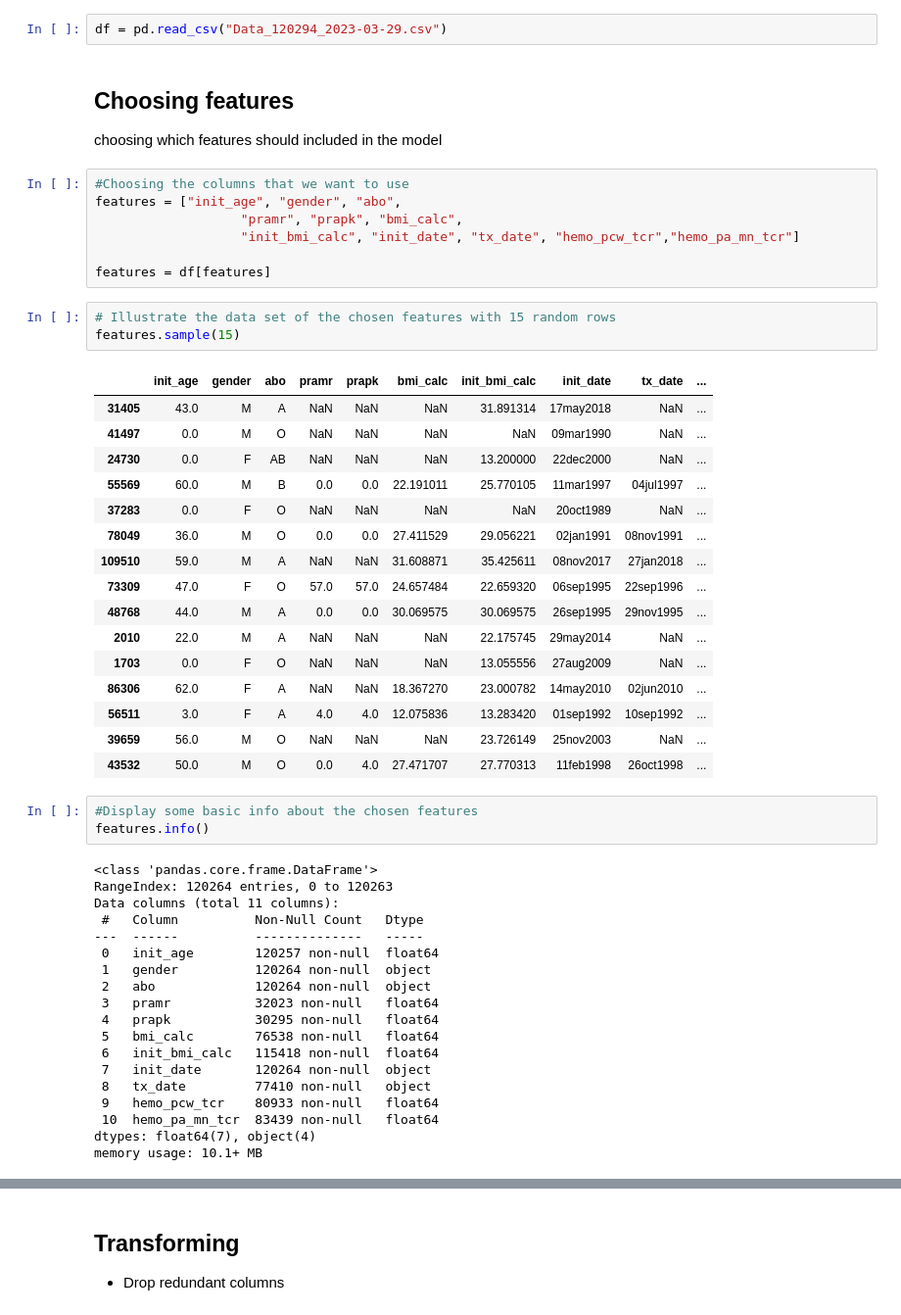
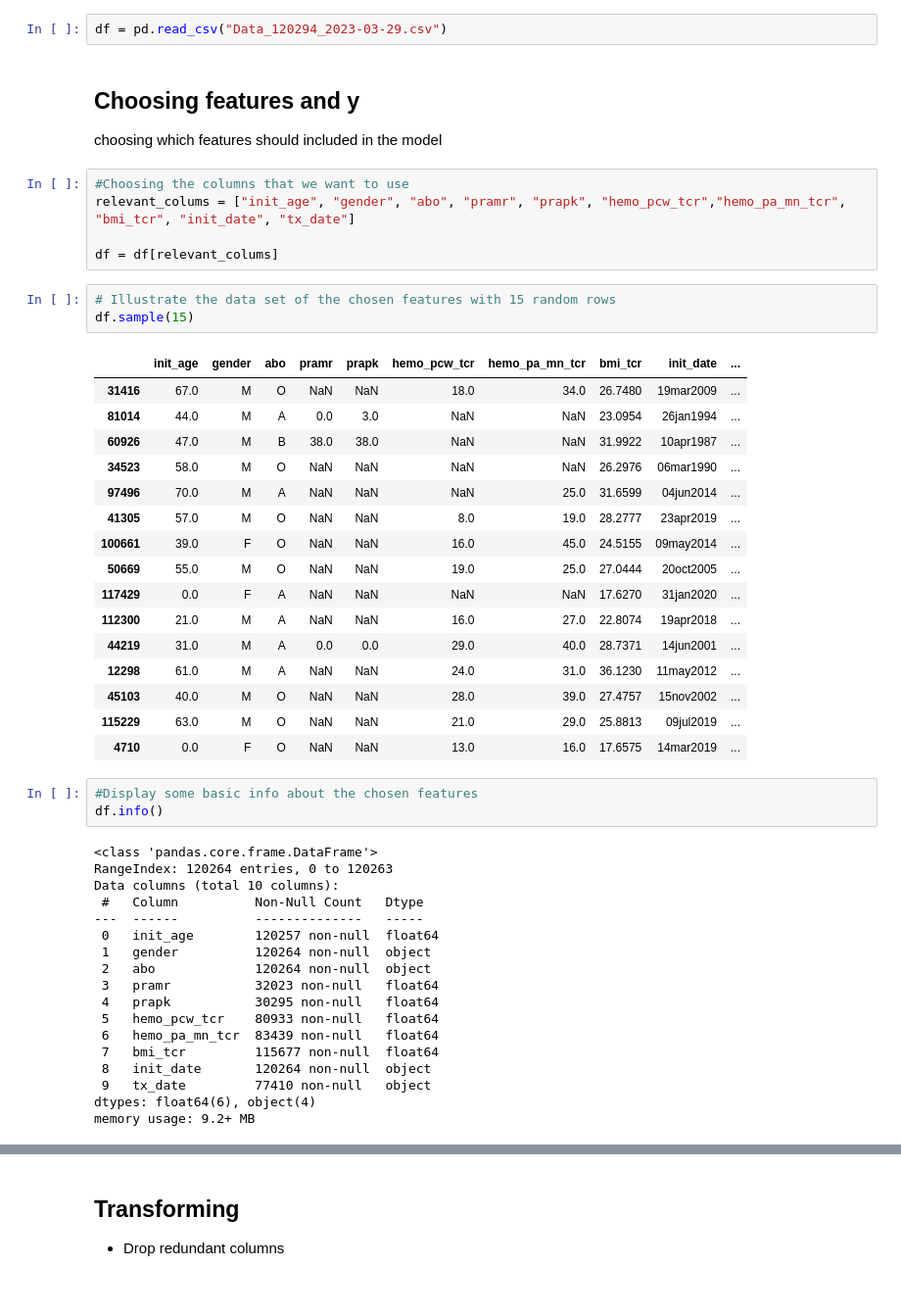
Before and after one commit to adicreson/time-to-heart-transplantation, a Jupyter notebook: data.ipynb, the cells around one changed output, grey strips where cells are left out. Shown: that part at 98% size. Cells and saved outputs as stored; diff of their text form.

```diff
--- a/data.ipynb
+++ b/data.ipynb
@@ -5,42 +5,40 @@ import seaborn as sns
 # %%
 df = pd.read_csv("Data_120294_2023-03-29.csv")
 # %% [markdown]
-## Choosing features
+## Choosing features and y
 choosing which features should included in the model
 # %%
 #Choosing the columns that we want to use
-features = ["init_age", "gender", "abo",
-                   "pramr", "prapk", "bmi_calc",
-                   "init_bmi_calc", "init_date", "tx_date", "hemo_pcw_tcr","hemo_pa_mn_tcr"]
+relevant_colums = ["init_age", "gender", "abo", "pramr", "prapk", "hemo_pcw_tcr","hemo_pa_mn_tcr", "bmi_tcr", "init_date", "tx_date"]
 
-features = df[features]
+df = df[relevant_colums]
 # %%
 # Illustrate the data set of the chosen features with 15 random rows
-features.sample(15)
+df.sample(15)
 # %% [output]
-|  | init_age | gender | abo | pramr | prapk | bmi_calc | init_bmi_calc | init_date | tx_date | ... |
-| 31405 | 43.0 | M | A | NaN | NaN | NaN | 31.891314 | 17may2018 | NaN | ... |
-| 41497 | 0.0 | M | O | NaN | NaN | NaN | NaN | 09mar1990 | NaN | ... |
-| 24730 | 0.0 | F | AB | NaN | NaN | NaN | 13.200000 | 22dec2000 | NaN | ... |
-| 55569 | 60.0 | M | B | 0.0 | 0.0 | 22.191011 | 25.770105 | 11mar1997 | 04jul1997 | ... |
-| 37283 | 0.0 | F | O | NaN | NaN | NaN | NaN | 20oct1989 | NaN | ... |
-| 78049 | 36.0 | M | O | 0.0 | 0.0 | 27.411529 | 29.056221 | 02jan1991 | 08nov1991 | ... |
-| 109510 | 59.0 | M | A | NaN | NaN | 31.608871 | 35.425611 | 08nov2017 | 27jan2018 | ... |
-| 73309 | 47.0 | F | O | 57.0 | 57.0 | 24.657484 | 22.659320 | 06sep1995 | 22sep1996 | ... |
-| 48768 | 44.0 | M | A | 0.0 | 0.0 | 30.069575 | 30.069575 | 26sep1995 | 29nov1995 | ... |
-| 2010 | 22.0 | M | A | NaN | NaN | NaN | 22.175745 | 29may2014 | NaN | ... |
-| 1703 | 0.0 | F | O | NaN | NaN | NaN | 13.055556 | 27aug2009 | NaN | ... |
-| 86306 | 62.0 | F | A | NaN | NaN | 18.367270 | 23.000782 | 14may2010 | 02jun2010 | ... |
-| 56511 | 3.0 | F | A | 4.0 | 4.0 | 12.075836 | 13.283420 | 01sep1992 | 10sep1992 | ... |
-| 39659 | 56.0 | M | O | NaN | NaN | NaN | 23.726149 | 25nov2003 | NaN | ... |
-| 43532 | 50.0 | M | O | 0.0 | 4.0 | 27.471707 | 27.770313 | 11feb1998 | 26oct1998 | ... |
+|  | init_age | gender | abo | pramr | prapk | hemo_pcw_tcr | hemo_pa_mn_tcr | bmi_tcr | init_date | ... |
+| 31416 | 67.0 | M | O | NaN | NaN | 18.0 | 34.0 | 26.7480 | 19mar2009 | ... |
+| 81014 | 44.0 | M | A | 0.0 | 3.0 | NaN | NaN | 23.0954 | 26jan1994 | ... |
+| 60926 | 47.0 | M | B | 38.0 | 38.0 | NaN | NaN | 31.9922 | 10apr1987 | ... |
+| 34523 | 58.0 | M | O | NaN | NaN | NaN | NaN | 26.2976 | 06mar1990 | ... |
+| 97496 | 70.0 | M | A | NaN | NaN | NaN | 25.0 | 31.6599 | 04jun2014 | ... |
+| 41305 | 57.0 | M | O | NaN | NaN | 8.0 | 19.0 | 28.2777 | 23apr2019 | ... |
+| 100661 | 39.0 | F | O | NaN | NaN | 16.0 | 45.0 | 24.5155 | 09may2014 | ... |
+| 50669 | 55.0 | M | O | NaN | NaN | 19.0 | 25.0 | 27.0444 | 20oct2005 | ... |
+| 117429 | 0.0 | F | A | NaN | NaN | NaN | NaN | 17.6270 | 31jan2020 | ... |
+| 112300 | 21.0 | M | A | NaN | NaN | 16.0 | 27.0 | 22.8074 | 19apr2018 | ... |
+| 44219 | 31.0 | M | A | 0.0 | 0.0 | 29.0 | 40.0 | 28.7371 | 14jun2001 | ... |
+| 12298 | 61.0 | M | A | NaN | NaN | 24.0 | 31.0 | 36.1230 | 11may2012 | ... |
+| 45103 | 40.0 | M | O | NaN | NaN | 28.0 | 39.0 | 27.4757 | 15nov2002 | ... |
+| 115229 | 63.0 | M | O | NaN | NaN | 21.0 | 29.0 | 25.8813 | 09jul2019 | ... |
+| 4710 | 0.0 | F | O | NaN | NaN | 13.0 | 16.0 | 17.6575 | 14mar2019 | ... |
 # %%
 #Display some basic info about the chosen features
-features.info()
+df.info()
 # %% [output]
 <class 'pandas.core.frame.DataFrame'>
 RangeIndex: 120264 entries, 0 to 120263
-Data columns (total 11 columns):
+Data columns (total 10 columns):
  #   Column          Non-Null Count   Dtype
 ---  ------          --------------   -----
  0   init_age        120257 non-null  float64
@@ -48,12 +46,11 @@ Data columns (total 11 columns):
  2   abo             120264 non-null  object
  3   pramr           32023 non-null   float64
  4   prapk           30295 non-null   float64
- 5   bmi_calc        76538 non-null   float64
- 6   init_bmi_calc   115418 non-null  float64
- 7   init_date       120264 non-null  object
- 8   tx_date         77410 non-null   object
- 9   hemo_pcw_tcr    80933 non-null   float64
- 10  hemo_pa_mn_tcr  83439 non-null   float64
-dtypes: float64(7), object(4)
-memory usage: 10.1+ MB
+ 5   hemo_pcw_tcr    80933 non-null   float64
+ 6   hemo_pa_mn_tcr  83439 non-null   float64
+ 7   bmi_tcr         115677 non-null  float64
+ 8   init_date       120264 non-null  object
+ 9   tx_date         77410 non-null   object
+dtypes: float64(6), object(4)
+memory usage: 9.2+ MB
 # %% [markdown]
```
Also changed, not shown: parts of 22 cells of this notebook.
